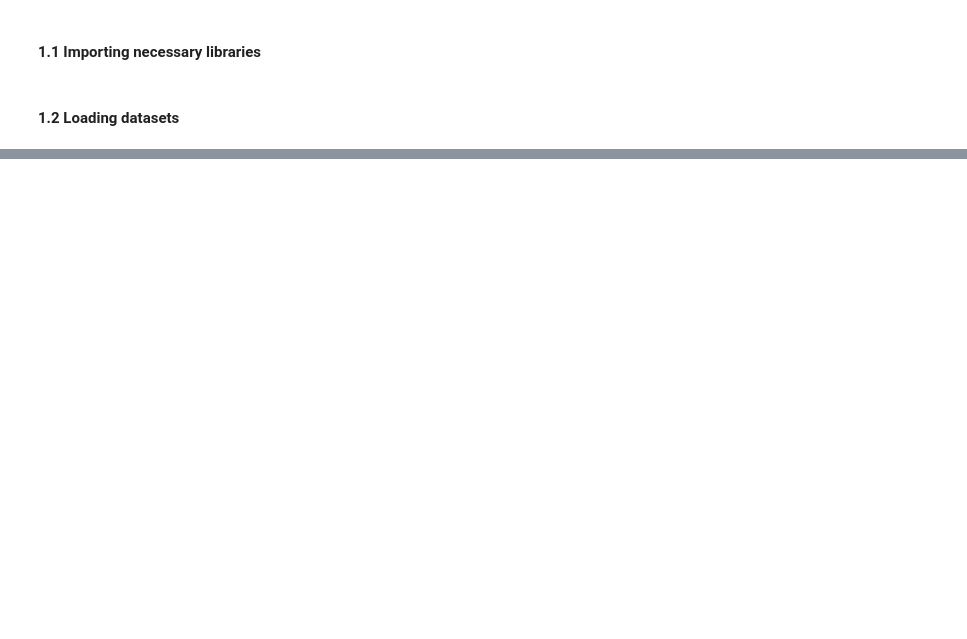
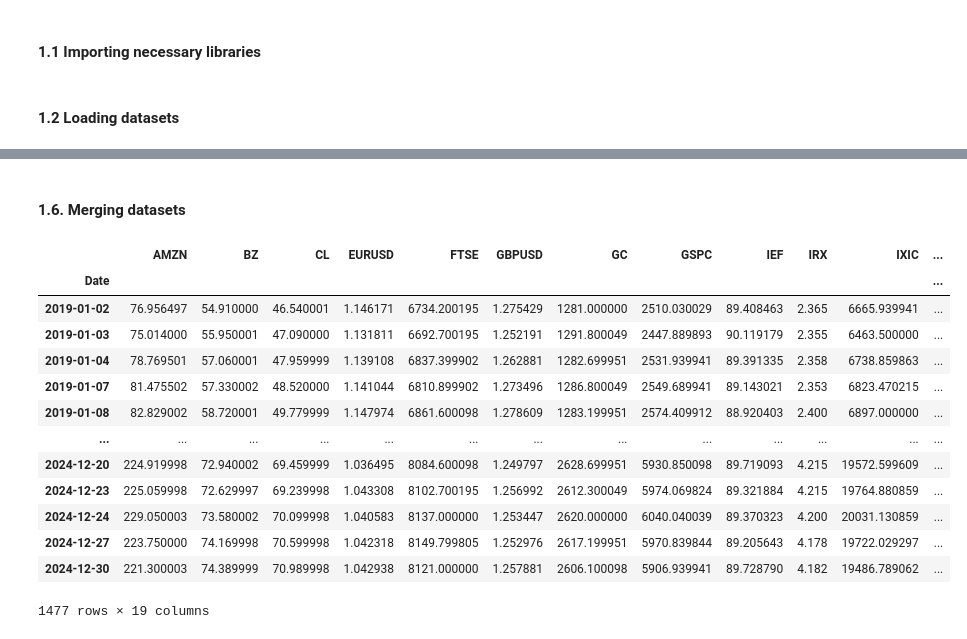
Before and after one commit to jamesafh99/finance-project, a Jupyter notebook: notebooks/01_data_cleaning.ipynb, the cells around one changed output, grey strips where cells are left out. Cells and saved outputs as stored; diff of their text form; code cells hidden in the pictures; blank space fills up the shorter version.

```diff
--- a/notebooks/01_data_cleaning.ipynb
+++ b/notebooks/01_data_cleaning.ipynb
@@ -82,0 +23,8 @@ plt.show()
+# %%
+# Quick view of saved files and storing ticker names
+tickers = []
+
+for file in list(raw_prices_dir.iterdir()):
+    filename = file.name.split(sep="_")[0]
+    tickers.append(filename)
+    print(file.name)
@@ -119,0 +172,24 @@ plt.show()
+# %%
+# Creating a new DataFrame
+comparison_table = {"ticker": [], "start_date": [], "end_date": [], "n_rows": [], "nan_values": []}
+
+# Iterating each dataset
+for ticker, dataset in datasets.items():
+    comparison_table["ticker"].append(ticker)
+    comparison_table["start_date"].append(dataset.index.min())
+    comparison_table["end_date"].append(dataset.index.max())
+    comparison_table["n_rows"].append(len(dataset))
+    comparison_table["nan_values"].append(dataset.isna().sum().iloc[0])
+
+# Converting my dictionary into a DataFrame and sorting values based on 'start_date'
+comparison_table = pd.DataFrame(comparison_table)
+comparison_table.set_index("ticker", inplace=True)
+comparison_table = comparison_table.sort_values("start_date", ascending=True)
+
+# Defining merging window
+max_start_date = max(comparison_table["start_date"])
+min_end_date = min(comparison_table["end_date"])
+
+print(f"""start_date: {max_start_date}
+end_date: {min_end_date}""")
+comparison_table
@@ -119,0 +217,28 @@ plt.show()
+# %% [markdown]
+#### **1.6. Merging datasets**
+# %%
+# Creating the asset universe
+first_key = next(iter(datasets))    # Using first key from dictionary as starting dataset
+asset_universe = datasets[first_key].loc[max_start_date:min_end_date]
+
+# Merging datasets
+for _, dataset in datasets.items():
+    if asset_universe.columns[0] != dataset.columns[0]:
+        asset_universe = asset_universe.merge(dataset, on="Date", how="inner")
+
+asset_universe
+# %% [output]
+|  | AMZN | BZ | CL | EURUSD | FTSE | GBPUSD | GC | GSPC | IEF | IRX | IXIC | ... |
+| Date |  |  |  |  |  |  |  |  |  |  |  | ... |
+| 2019-01-02 | 76.956497 | 54.910000 | 46.540001 | 1.146171 | 6734.200195 | 1.275429 | 1281.000000 | 2510.030029 | 89.408463 | 2.365 | 6665.939941 | ... |
+| 2019-01-03 | 75.014000 | 55.950001 | 47.090000 | 1.131811 | 6692.700195 | 1.252191 | 1291.800049 | 2447.889893 | 90.119179 | 2.355 | 6463.500000 | ... |
+| 2019-01-04 | 78.769501 | 57.060001 | 47.959999 | 1.139108 | 6837.399902 | 1.262881 | 1282.699951 | 2531.939941 | 89.391335 | 2.358 | 6738.859863 | ... |
+| 2019-01-07 | 81.475502 | 57.330002 | 48.520000 | 1.141044 | 6810.899902 | 1.273496 | 1286.800049 | 2549.689941 | 89.143021 | 2.353 | 6823.470215 | ... |
+| 2019-01-08 | 82.829002 | 58.720001 | 49.779999 | 1.147974 | 6861.600098 | 1.278609 | 1283.199951 | 2574.409912 | 88.920403 | 2.400 | 6897.000000 | ... |
+| ... | ... | ... | ... | ... | ... | ... | ... | ... | ... | ... | ... | ... |
+| 2024-12-20 | 224.919998 | 72.940002 | 69.459999 | 1.036495 | 8084.600098 | 1.249797 | 2628.699951 | 5930.850098 | 89.719093 | 4.215 | 19572.599609 | ... |
+| 2024-12-23 | 225.059998 | 72.629997 | 69.239998 | 1.043308 | 8102.700195 | 1.256992 | 2612.300049 | 5974.069824 | 89.321884 | 4.215 | 19764.880859 | ... |
+| 2024-12-24 | 229.050003 | 73.580002 | 70.099998 | 1.040583 | 8137.000000 | 1.253447 | 2620.000000 | 6040.040039 | 89.370323 | 4.200 | 20031.130859 | ... |
+| 2024-12-27 | 223.750000 | 74.169998 | 70.599998 | 1.042318 | 8149.799805 | 1.252976 | 2617.199951 | 5970.839844 | 89.205643 | 4.178 | 19722.029297 | ... |
+| 2024-12-30 | 221.300003 | 74.389999 | 70.989998 | 1.042938 | 8121.000000 | 1.257881 | 2606.100098 | 5906.939941 | 89.728790 | 4.182 | 19486.789062 | ... |
+1477 rows × 19 columns
```
Also changed, not shown: parts of 20 cells of this notebook, 7 other files.
